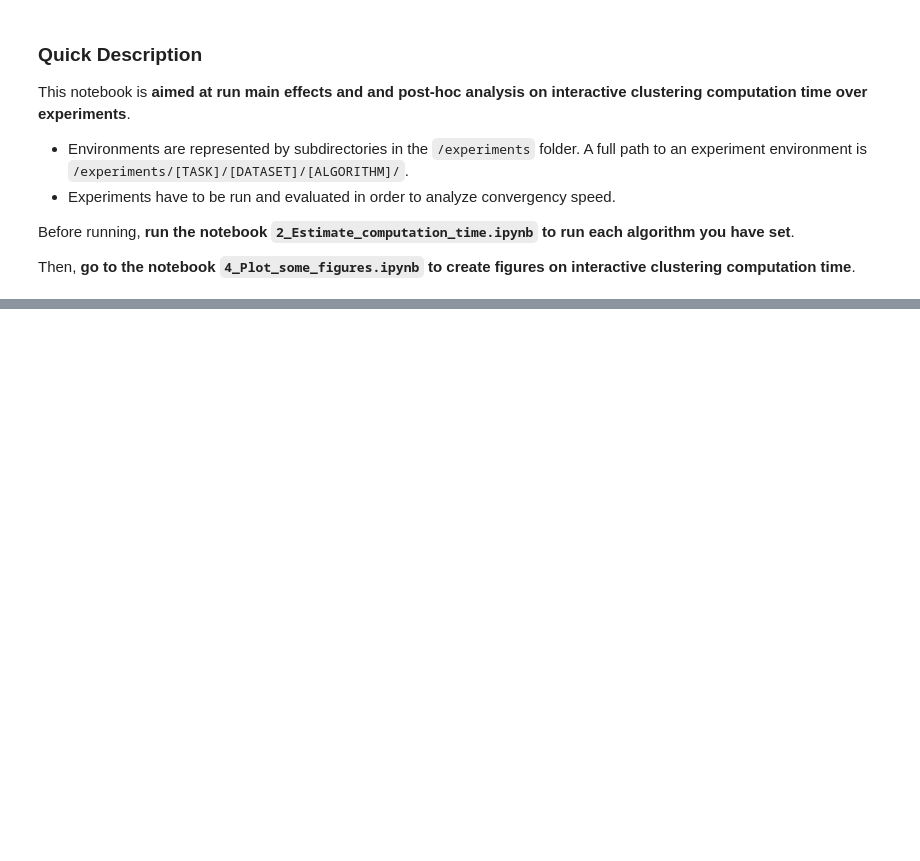
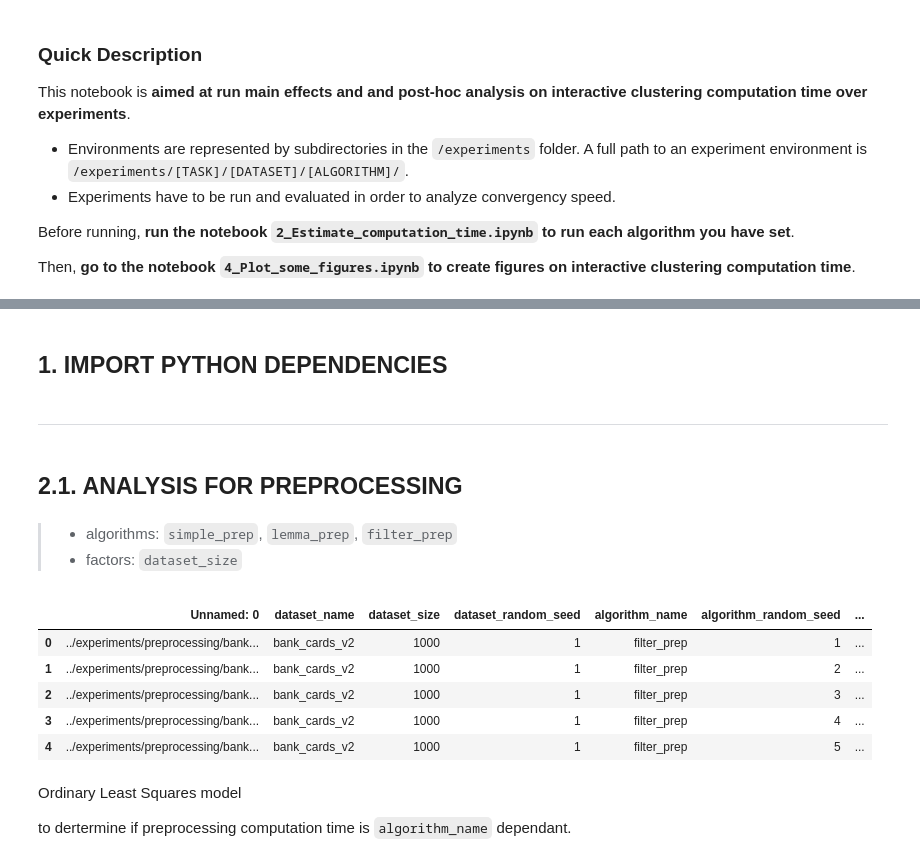
Before and after one commit to cognitivefactory/interactive-clustering-comparative-study, a Jupyter notebook: 2_computation_time_study/notebook/3_Analyze_main_effects_and_post_hoc.ipynb, the cells around one changed output, grey strips where cells are left out. Cells and saved outputs as stored; diff of their text form; code cells hidden in the pictures; blank space fills up the shorter version.

```diff
--- a/2_computation_time_study/notebook/3_Analyze_main_effects_and_post_hoc.ipynb
+++ b/2_computation_time_study/notebook/3_Analyze_main_effects_and_post_hoc.ipynb
@@ -396,0 +35,2 @@ summary(GLM_fit_clustering)
+# %% [markdown]
+## 1. IMPORT PYTHON DEPENDENCIES
@@ -396,0 +49,22 @@ summary(GLM_fit_clustering)
+# %% [markdown]
+-----
+# %% [markdown]
+## 2.1. ANALYSIS FOR PREPROCESSING
+# %% [markdown]
+> - algorithms: `simple_prep`, `lemma_prep`, `filter_prep`
+> - factors: `dataset_size`
+# %%
+df_preprocessing = pd.read_csv("../results/experiments_synthesis_for_preprocessing.csv", sep=";")
+df_preprocessing["time_total"] = df_preprocessing["time_total"].str.replace(",", ".").astype(float)
+df_preprocessing.head()
+# %% [output]
+|  | Unnamed: 0 | dataset_name | dataset_size | dataset_random_seed | algorithm_name | algorithm_random_seed | ... |
+| 0 | ../experiments/preprocessing/bank... | bank_cards_v2 | 1000 | 1 | filter_prep | 1 | ... |
+| 1 | ../experiments/preprocessing/bank... | bank_cards_v2 | 1000 | 1 | filter_prep | 2 | ... |
+| 2 | ../experiments/preprocessing/bank... | bank_cards_v2 | 1000 | 1 | filter_prep | 3 | ... |
+| 3 | ../experiments/preprocessing/bank... | bank_cards_v2 | 1000 | 1 | filter_prep | 4 | ... |
+| 4 | ../experiments/preprocessing/bank... | bank_cards_v2 | 1000 | 1 | filter_prep | 5 | ... |
+# %% [markdown]
+Ordinary Least Squares model
+
+to dertermine if preprocessing computation time is `algorithm_name` dependant.
```
Also changed, not shown: parts of 108 cells of this notebook, 7 other files.
